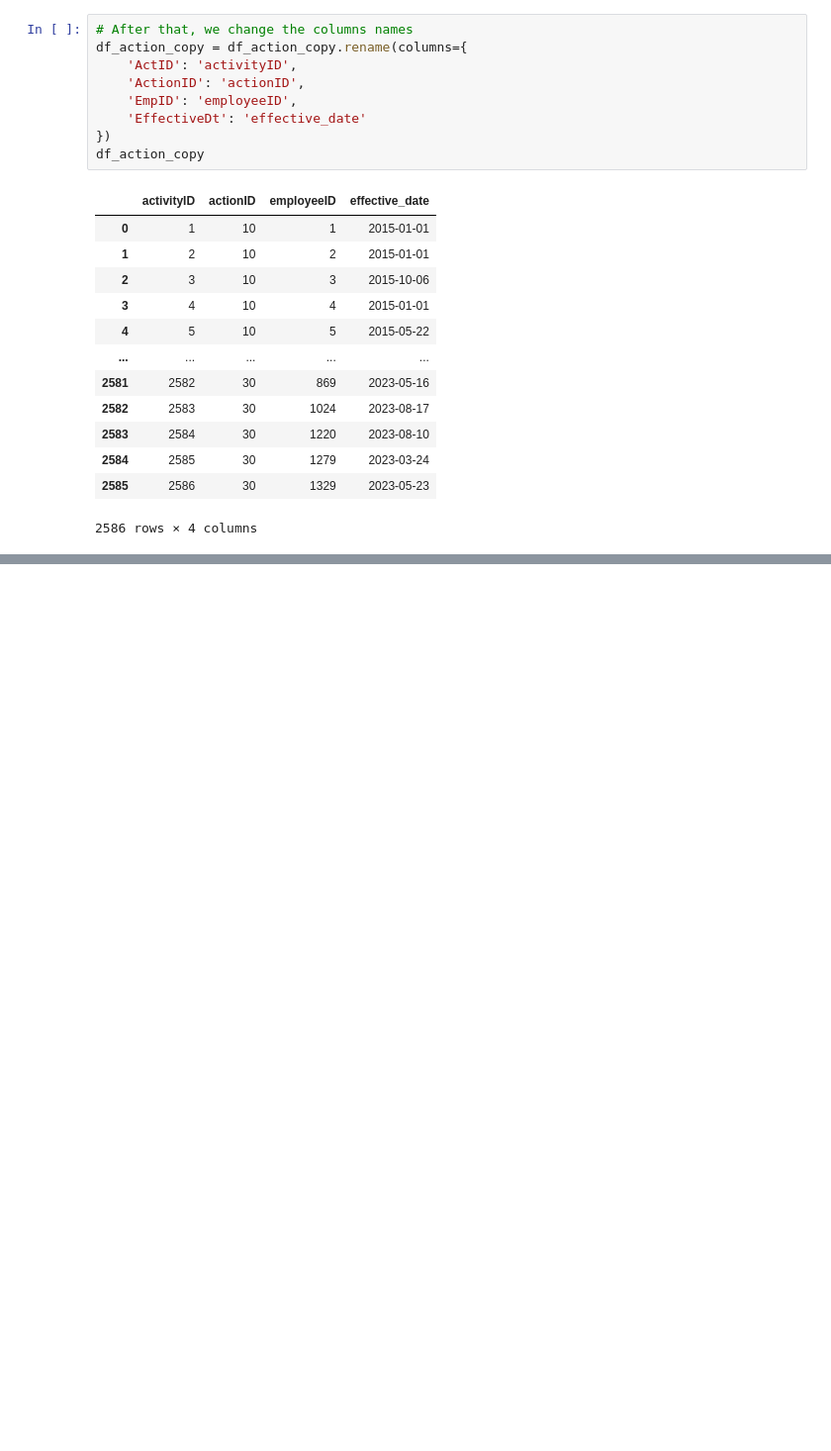
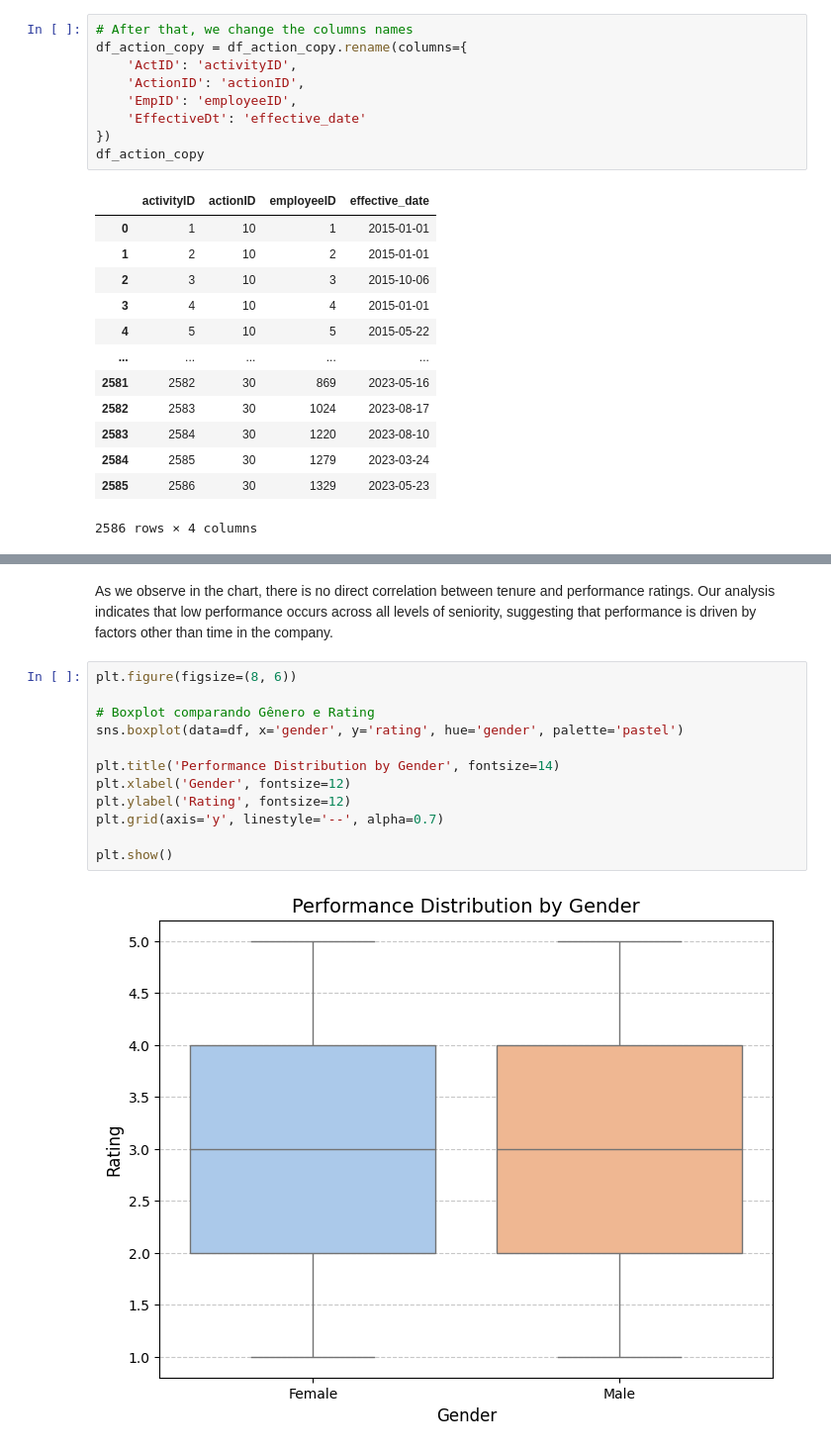
Before and after one commit to pedro-cella/Codebasics_Data_Science, a Jupyter notebook: Projects/hr_eda/Human_Resources_EDA.ipynb, the cells around one changed output, grey strips where cells are left out. Shown at 99% size. Saved outputs shown, nothing was run; the diff lists cells and outputs as text; blank space fills up the shorter version.

```diff
--- a/Projects/hr_eda/Human_Resources_EDA.ipynb
+++ b/Projects/hr_eda/Human_Resources_EDA.ipynb
@@ -463,0 +627,16 @@ Name: actionID, dtype: int64
+# %% [markdown]
+As we observe in the chart, there is no direct correlation between tenure and performance ratings. Our analysis indicates that low performance occurs across all levels of seniority, suggesting that performance is driven by factors other than time in the company.
+# %%
+plt.figure(figsize=(8, 6))
+
+# Boxplot comparando Gênero e Rating
+sns.boxplot(data=df, x='gender', y='rating', hue='gender', palette='pastel')
+
+plt.title('Performance Distribution by Gender', fontsize=14)
+plt.xlabel('Gender', fontsize=12)
+plt.ylabel('Rating', fontsize=12)
+plt.grid(axis='y', linestyle='--', alpha=0.7)
+
+plt.show()
+# %% [output]
+[figure, added]
```
Also changed, not shown: parts of 22 cells of this notebook.
